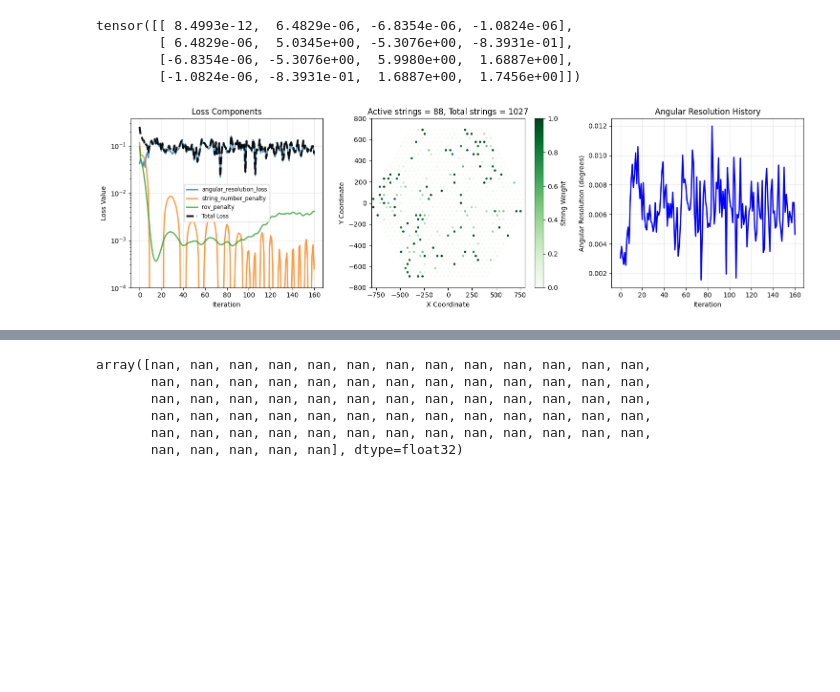
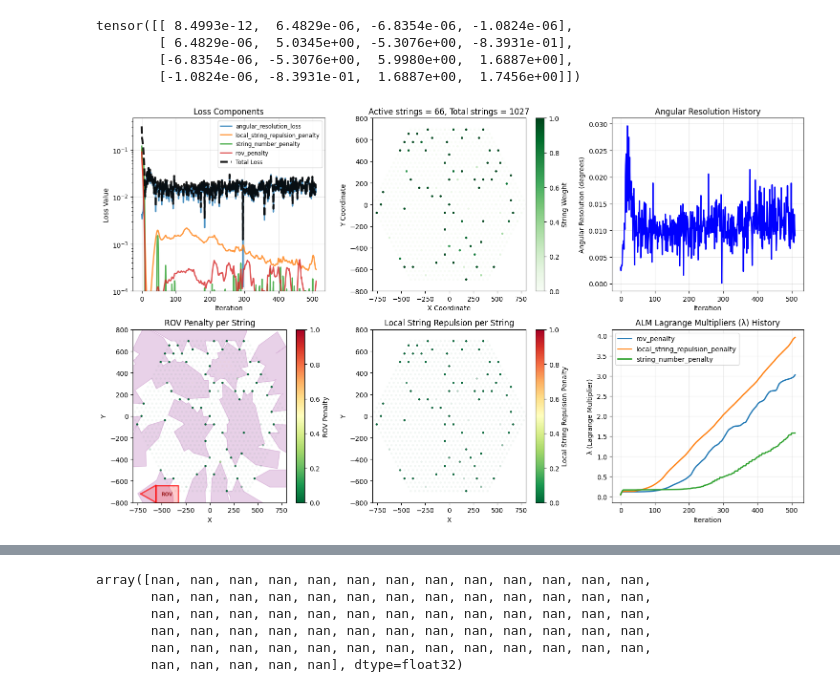
Before and after one commit to kristiantcho/nugget, a Jupyter notebook: nugget/examples/modular_surrogate_notebook.ipynb, the cells around one changed output, grey strips where cells are left out. Cells and saved outputs as stored; diff of their text form; code cells hidden in the pictures; blank space fills up the shorter version.

```diff
--- a/nugget/examples/modular_surrogate_notebook.ipynb
+++ b/nugget/examples/modular_surrogate_notebook.ipynb
@@ -414,7 +414,7 @@ tensor([[ 8.4993e-12,  6.4829e-06, -6.8354e-06, -1.0824e-06],
 # %%
 # Additional parameters for evanescent string optimization
 loss_params.update({
-    'eva_min_num_strings': 127,  # Minimum number of active strings
+    'eva_min_num_strings': 70,  # Minimum number of active strings
     'string_number_use_binarization_weight': False,
     'max_radius': 80,  # Maximum radius for string placement
     'num_angles': 360,  # Number of angles (divided into 360 degrees) to test for rov
@@ -499,7 +499,7 @@ loss_func_dict = {
     # 'fisher_loss': fisher_info_loss_func,
     # 'signal_yield_loss': signal_yield_loss_func,  # Maximize light collection
     # 'signal_llr_loss': signal_llr_loss_func,      # Maximize signal discrimination
-    # 'local_string_repulsion_penalty': local_string_repulsion_penalty,
+    'local_string_repulsion_penalty': local_string_repulsion_penalty,
     # 'string_repulsion_penalty': string_repulsion_penalty,
     # 'string_weights_penalty': string_weights_penalty,  # Encourage using less strings
     'string_number_penalty': string_number_penalty,    # Limit number of strings
@@ -512,7 +512,7 @@ loss_func_dict = {
 # === LOSS WEIGHTS ===
 # Relative importance of each loss component
 loss_weights_dict = {
-    'angular_resolution_loss': 1e4,
+    'angular_resolution_loss': 1e3,
     'pointsource_fom_loss': 5e1,
     'energy_resolution_loss': 1e2,
     # 'fisher_loss': 0.005,
@@ -581,11 +581,11 @@ plot_types = [
     'angular_resolution',
     # 'energy_resolution',
     # 'string_xy',
-    # 'string_xy_rov_penalty',
-    # 'string_xy_local_string_repulsion_penalty',
+    'string_xy_rov_penalty',
+    'string_xy_local_string_repulsion_penalty',
     # 'signal_contour',
     # 'alm_mu',
-    # 'alm_lambda'
+    'alm_lambda'
 
 ]
 # additional arguments for the visualizer
@@ -608,6 +608,7 @@ vis_kwargs = {
     'use_relative_energy': True,
     'plot_geom_contour_only': True,
     'use_log_charge': True,
+    'rov_draw_safe_space_union': True,
     'rov_draw_safe_space_on_violations':False,
     'resolution_stat': 'mean',  # Statistic to plot for resolution ('median', 'mean', or 'fom')
 }
@@ -625,29 +626,31 @@ vis_uw_loss_dict=optimizer.vis_uw_loss_dict
 # %%
 # torch.autograd.set_detect_anomaly(False)
 # Run the main geometry optimization loop
 optimizer.visualizer.cleanup_gif_temp_files()  # Clean up any old visualization files
 
 geom_dict = optimizer.optimize(
     clear_cuda_cache=True,                 # Clear GPU memory cache between iterations
     loss_func_dict=loss_func_dict,          # Dictionary of loss functions to use
     loss_weights_dict=loss_weights_dict,    # Weights for combining multiple losses
     loss_params_dict=loss_params,           # Parameters for loss function computation
-    n_iter=1000,                           # Maximum number of optimization iterations
+    n_iter=1500,                           # Maximum number of optimization iterations
     vis_kwargs=vis_kwargs,                 # Visualization parameters
     print_freq=5,                          # Print progress every N iterations
     vis_freq=10,                           # Create plots every N iterations
     gif_freq=5,                           # Save animation frames every N iterations
     sigmoid_loss_list=loss_sigmoid_list,         # Which losses to apply sigmoid to (for better optimization dynamics)
+    revert_on_nan=True,                      # Revert geometry if loss becomes NaN
+    max_nan_retries=5,                          # Maximum number of consecutive NaN reverts before stopping
     # save_geom_folder='./800main_full_hex_r600_50_u_1_fom_no_rov_patd',  # Directory to save geometry checkpoints
     # save_geom_freq=100,                      # Save geometry every N iterations
     # continue_saving=False,
     # save_best_geom_file = './best_geom_1_event.pkl',  # File to save best geometry found
     # save_last_geom = False,
     # cf_loss_weights_dict=cf_loss_weights_dict,  # custom weights for conflict-free optimization
     # loss_dict=loss_dict,         # resupply loss histories if continuing optimization (only for visualization)
     # uw_loss_dict=uw_loss_dict,
     # vis_loss_dict=vis_loss_dict,
     # vis_uw_loss_dict=vis_uw_loss_dict
 )
 # %% [output]
-[figure, old version]
+[figure, new version]
```
Also changed, not shown: parts of 2 cells of this notebook, 3 other files.
